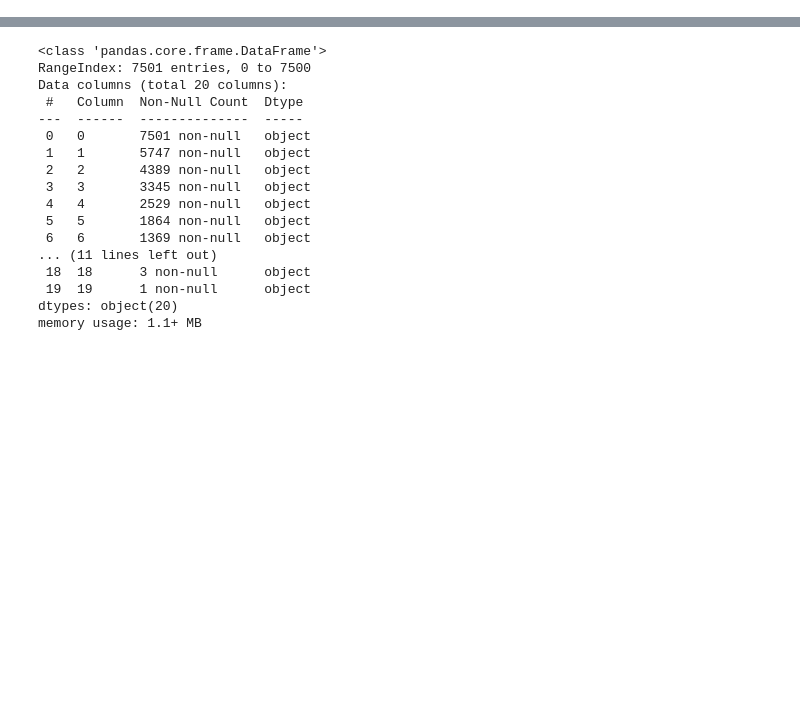
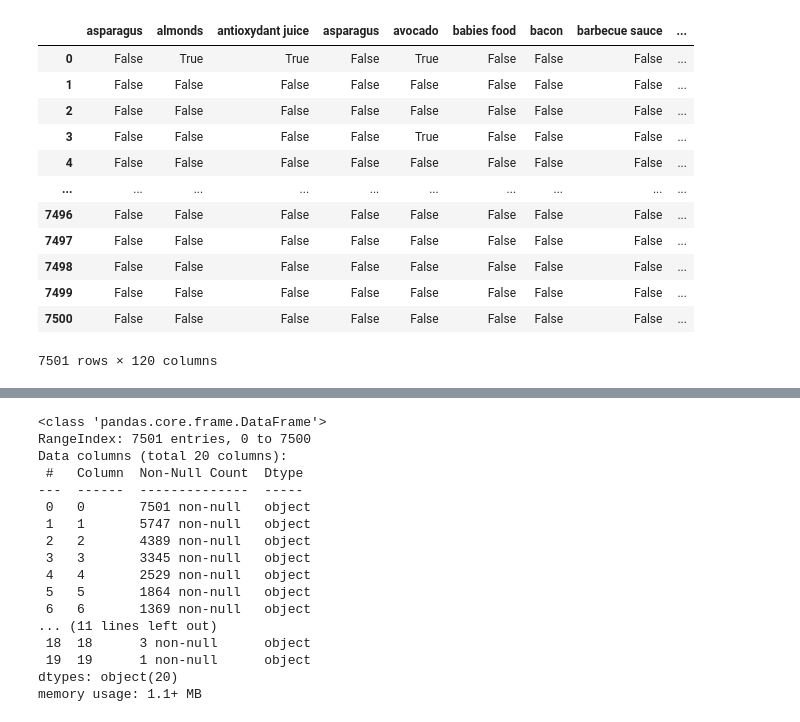
Before and after one commit to bbahmed01/GoMycode_AI, a Jupyter notebook: 3rd_project.ipynb, the cells around one changed output, grey strips where cells are left out. Saved outputs shown, nothing was run; the diff lists cells and outputs as text; code cells hidden in the pictures; blank space fills up the shorter version.

```diff
--- a/3rd_project.ipynb
+++ b/3rd_project.ipynb
@@ -9,0 +13,29 @@ import warnings
+# %%
+# open file in read mode
+dataset = []
+with open('Market_Basket_Optimisation.csv', 'r') as read_obj:
+    # pass the file object to reader() to get the reader object
+    csv_reader = reader(read_obj)
+    # Iterate over each row in the csv using reader object
+    for row in csv_reader:
+        # row variable is a list that represents a row in csv
+        dataset.append(row)
+# %%
+te=TransactionEncoder()
+te_ary=te.fit(dataset).transform(dataset)    #Apply one-hot-encoding on our dataset
+df=pd.DataFrame(te_ary, columns=te.columns_)  #Creating a new DataFrame from our Numpy array
+df
+# %% [output]
+|  | asparagus | almonds | antioxydant juice | asparagus | avocado | babies food | bacon | barbecue sauce | ... |
+| 0 | False | True | True | False | True | False | False | False | ... |
+| 1 | False | False | False | False | False | False | False | False | ... |
+| 2 | False | False | False | False | False | False | False | False | ... |
+| 3 | False | False | False | False | True | False | False | False | ... |
+| 4 | False | False | False | False | False | False | False | False | ... |
+| ... | ... | ... | ... | ... | ... | ... | ... | ... | ... |
+| 7496 | False | False | False | False | False | False | False | False | ... |
+| 7497 | False | False | False | False | False | False | False | False | ... |
+| 7498 | False | False | False | False | False | False | False | False | ... |
+| 7499 | False | False | False | False | False | False | False | False | ... |
+| 7500 | False | False | False | False | False | False | False | False | ... |
+7501 rows × 120 columns
```
Also changed, not shown: parts of 6 cells of this notebook.
